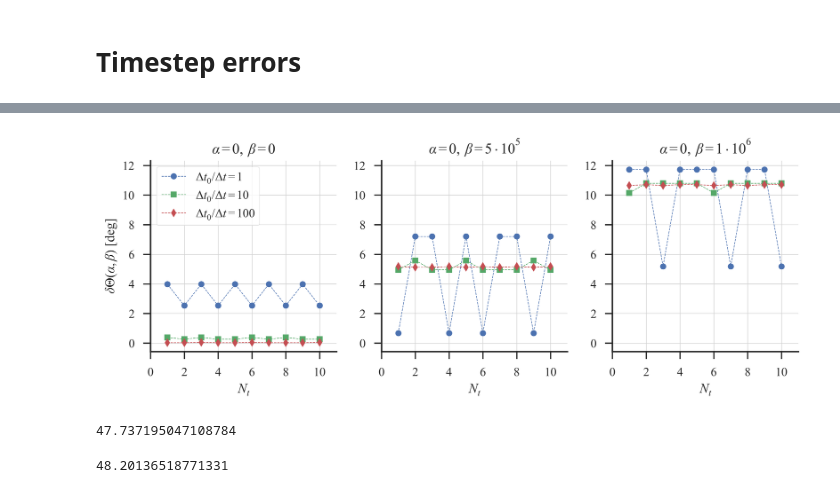
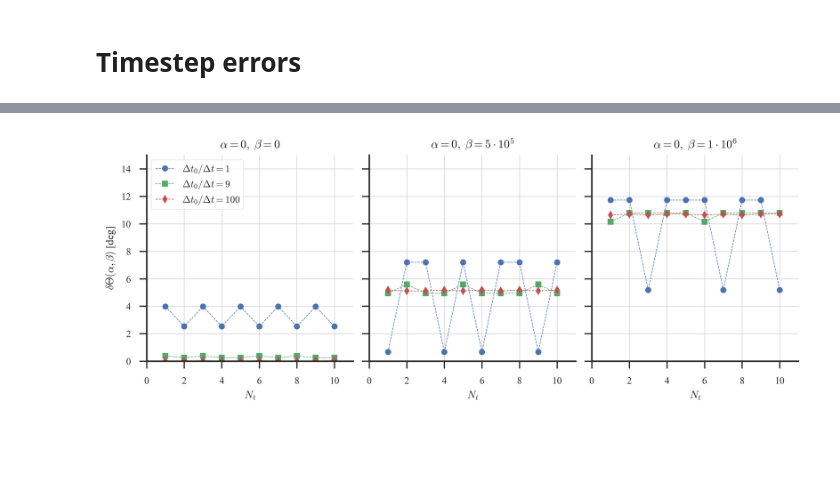
Before and after one commit to ckoerber/mercury-numerical, a Jupyter notebook: analysis/Figures.ipynb, the cells around one changed output, grey strips where cells are left out. Cells and saved outputs as stored; diff of their text form; code cells hidden in the pictures; blank space fills up the shorter version.

Commit message:
updated figures

```diff
--- a/analysis/Figures.ipynb
+++ b/analysis/Figures.ipynb
@@ -140,17 +142,18 @@ import seaborn as sns
 import matplotlib
 import matplotlib.pylab as plt
 import re
+import pandas as pd
+import numpy as np
 
-font="Times New Roman"
+font="Times"
 sns.set(
     style="ticks",
-    font_scale=1.,
-    font=font,
+    font_scale=0.8,
 )
-matplotlib.rcParams['mathtext.fontset'] = 'custom'
-matplotlib.rcParams['mathtext.rm'] = 'Times New Roman'
-matplotlib.rcParams['mathtext.it'] = 'Times New Roman:italic'
-matplotlib.rcParams['mathtext.bf'] = 'Times New Roman:bold'
+
+matplotlib.rcParams['mathtext.fontset'] = 'cm'
+font = {'family':'serif', 'serif': ['times new roman'], 'style': 'normal', 'variant': 'normal', 'weight': 'ultralight'}
+plt.rc('font',**font)
 
 cm2inch = lambda cm: cm/2.54
 
@@ -158,6 +161,8 @@ a4w = cm2inch(210./10) #mm
 a4h = cm2inch(297./10) #mm
 # %% [markdown]
 ## Linear Interpolation
+# %%
+df = pd.read_csv("mercury_orbit_analysis.csv")
 # %%
 fig = plt.figure(figsize=(a4w*0.5, a4w*0.5), dpi=500)
 
@@ -233,50 +261,45 @@ for nax, (alpha, ax) in enumerate(zip(df[par].unique()[[0,5,10]], axs)):
     for ndt, dt in enumerate(df["dt"].unique()):
         tf = df.query("dt == @dt and {par} == @alpha and {notpar} == 0".format(par=par, notpar=notpar))
         ind = tf.index[0]
+        try:
+            angles = [float(val) for val in re.findall("[0-9\.]+",tf.loc[ind, "angles"])]
+        except:
+            angles = tf.loc[ind, "angles"]
         ax.plot(
             range(1,11),
-            tf.loc[ind,"angles"],
+            angles,
             marker=markers[ndt], ms=5,
             linestyle="--",
             lw=0.5,
-            label="$\Delta t_0/\Delta t ={0:d}$".format(int(dt0/dt))
+            label=r"$\Delta t_0/\Delta t ={0}$".format(int(dt0/dt))
         )
         if alpha==0:
             title=r"$\{notpar} = 0, \; \{par} = 0$".format(par=par, notpar=notpar)
         else:
             title=r"$\{notpar} = 0, \; \{par} = {0:1.0e}$".format(alpha, par=par, notpar=notpar)
 
         ax.set_title(re.sub("([0-9]+)e\+0([0-9]+)","\g<1> \cdot 10^{\g<2>}",title))
         ax.grid(color='lightgray', linestyle='-', linewidth=0.5)
         ax.set_xticks([0,2,4,6,8,10])
 
 
 
 sns.despine()
 
 ax.set_xlim(0, 11)
-#ax.set_ylim(-1,15)
+ax.set_ylim(0,15)
 
 axs[0].set_ylabel(r"$\delta \Theta(\alpha, \beta)$ [deg]")
 for n in range(1,4):
     pass#plt.setp(axs[n].get_yticklabels(),visible=False)
 
 axs[0].legend(loc="upper left", frameon=True, fontsize="small")
 
 plt.tight_layout()
 
 plt.show(fig)
 # %% [output]
-[figure, old version]
+[figure, new version]
 # %%
 fig.savefig("angular-variaton.pdf", bbox_inches="tight")
-# %%
-std  = tf.query("{par}==1.e6".format(par=par))["std"].as_matrix()[0]/1.e6
-(m-std)*3600*3 *415
-# %% [output]
-47.737195047108784
-# %%
-0.116 * 365.25/87.9 * 100
-# %% [output]
-48.20136518771331
 # %%
```
Also changed, not shown: parts of 9 cells of this notebook, 7 other files.
